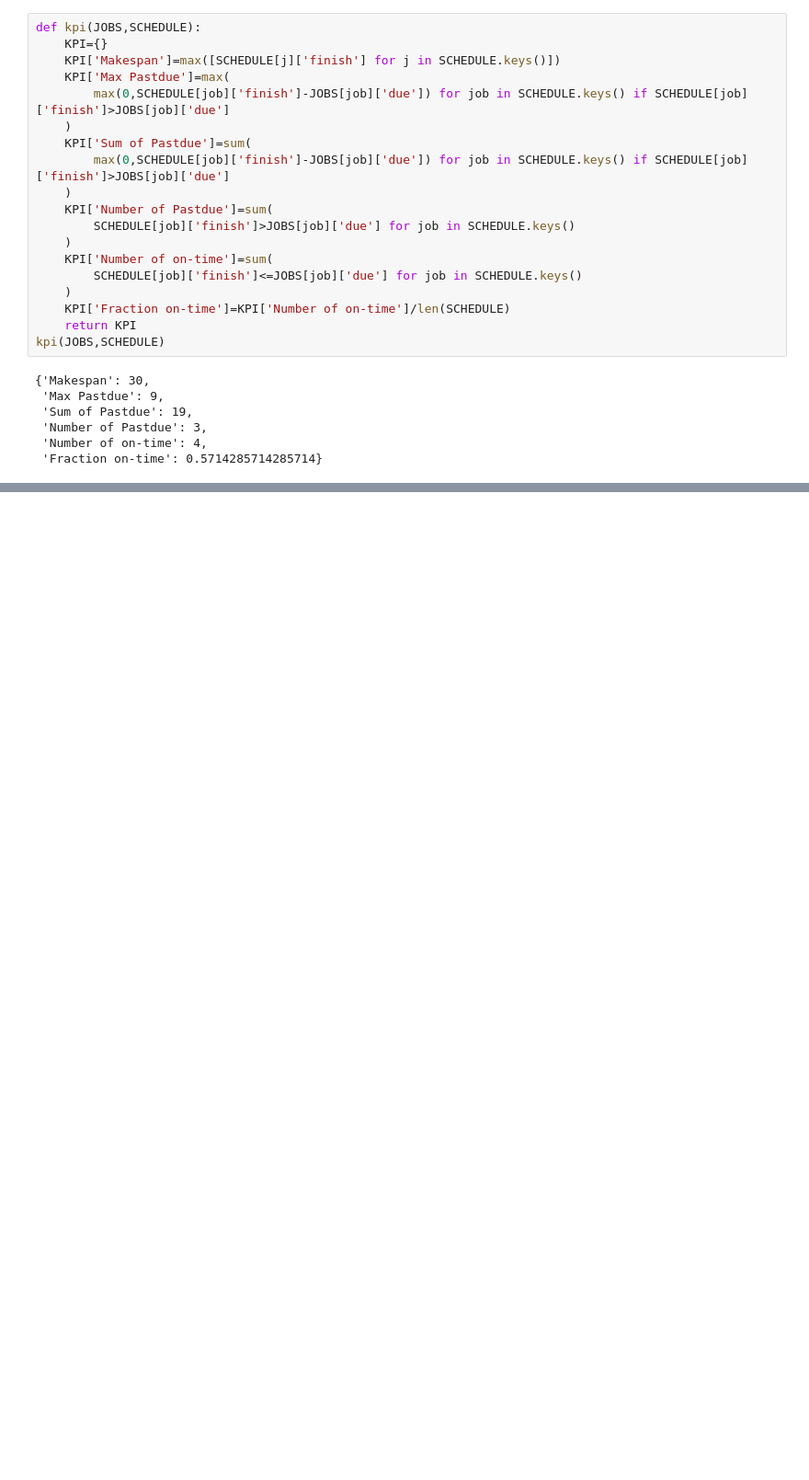
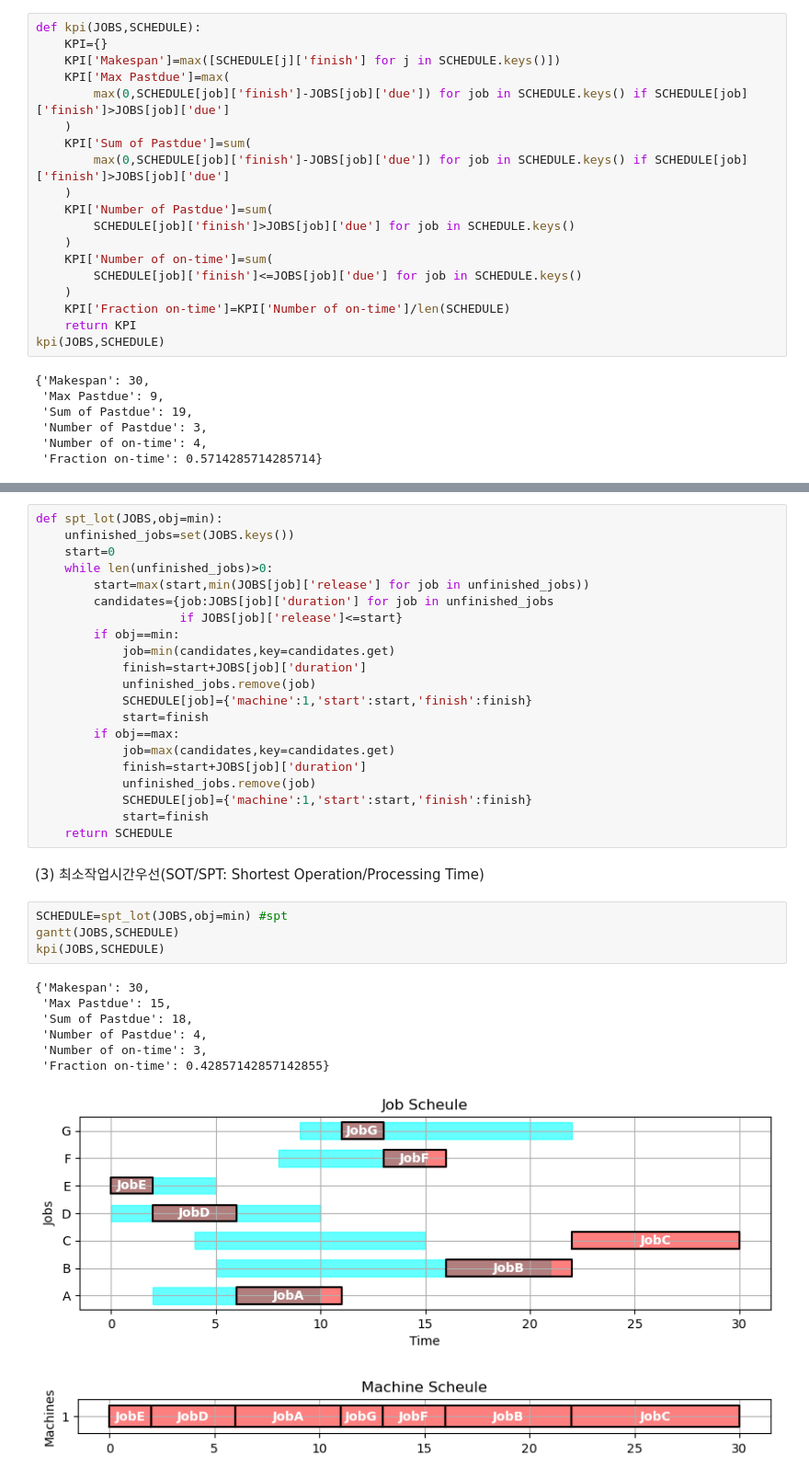
Before and after one commit to ppvid/Optimization_Pyomo, a Jupyter notebook: 간트차트.ipynb, the cells around one changed output, grey strips where cells are left out. Shown at 92% size. Drawn from its saved outputs; the diff is of its cells as text; blank space fills up the shorter version.

```diff
--- a/간트차트.ipynb
+++ b/간트차트.ipynb
@@ -170,0 +237,36 @@ kpi(JOBS,SCHEDULE)
+# %%
+def spt_lot(JOBS,obj=min):
+    unfinished_jobs=set(JOBS.keys())
+    start=0
+    while len(unfinished_jobs)>0:
+        start=max(start,min(JOBS[job]['release'] for job in unfinished_jobs))
+        candidates={job:JOBS[job]['duration'] for job in unfinished_jobs
+                    if JOBS[job]['release']<=start}
+        if obj==min:
+            job=min(candidates,key=candidates.get)
+            finish=start+JOBS[job]['duration']
+            unfinished_jobs.remove(job)
+            SCHEDULE[job]={'machine':1,'start':start,'finish':finish}
+            start=finish
+        if obj==max:
+            job=max(candidates,key=candidates.get)
+            finish=start+JOBS[job]['duration']
+            unfinished_jobs.remove(job)
+            SCHEDULE[job]={'machine':1,'start':start,'finish':finish}
+            start=finish
+    return SCHEDULE
+# %% [markdown]
+(3) 최소작업시간우선(SOT/SPT: Shortest Operation/Processing Time)
+# %%
+SCHEDULE=spt_lot(JOBS,obj=min) #spt
+gantt(JOBS,SCHEDULE)
+kpi(JOBS,SCHEDULE)
+# %% [output]
+{'Makespan': 30,
+ 'Max Pastdue': 15,
+ 'Sum of Pastdue': 18,
+ 'Number of Pastdue': 4,
+ 'Number of on-time': 3,
+ 'Fraction on-time': 0.42857142857142855}
+[figure, added]
+[figure, added]
```
Also changed, not shown: parts of 37 cells of this notebook.
